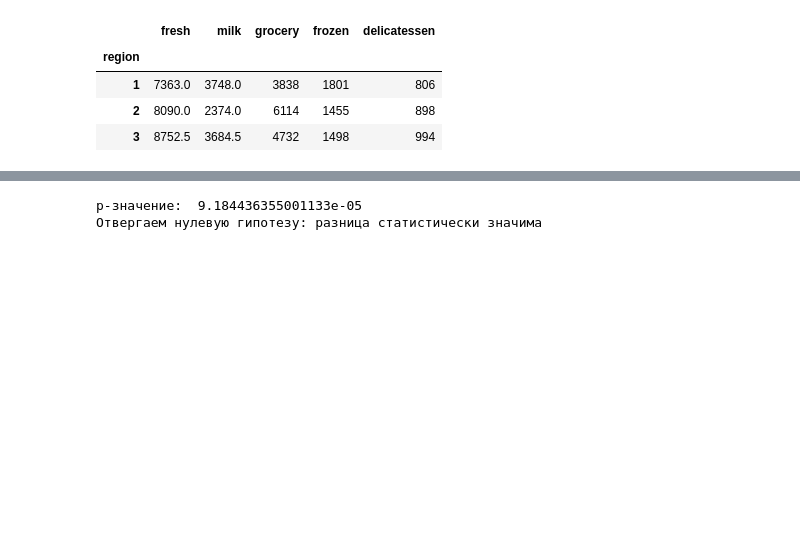
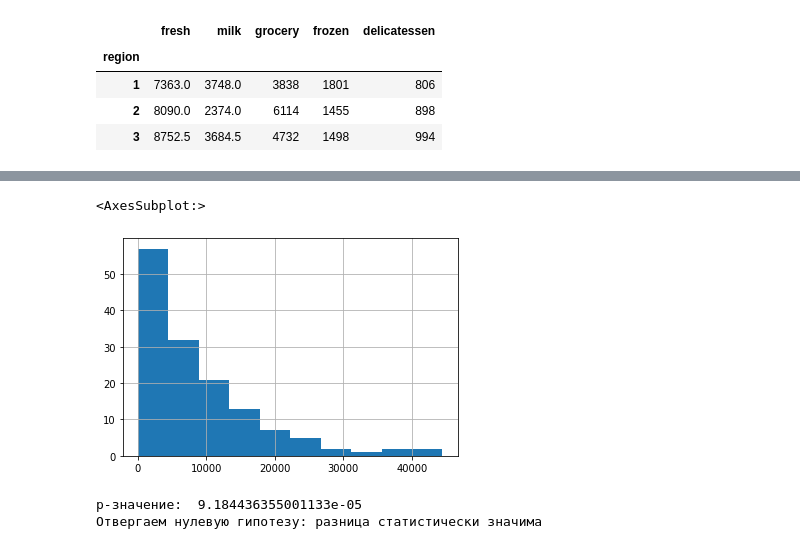
Before and after one commit to aabitokh/home_repo, a Jupyter notebook: ML/unsupervised learning/сегментация клиентов .ipynb, the cells around one changed output, grey strips where cells are left out. Drawn from its saved outputs; the diff is of its cells as text; code cells hidden in the pictures; blank space fills up the shorter version.

```diff
--- a/ML/unsupervised learning/сегментация клиентов .ipynb
+++ b/ML/unsupervised learning/сегментация клиентов .ipynb
@@ -185,3 +216,8 @@ fig.show()
+# %%
+data.query('channel==2')['fresh'].hist()
+# %% [output]
+<AxesSubplot:>
+[figure, added]
 # %%
 alpha = .05 # критический уровень статистической значимости
 
```
Also changed, not shown: parts of 29 cells of this notebook, 19 other files.
